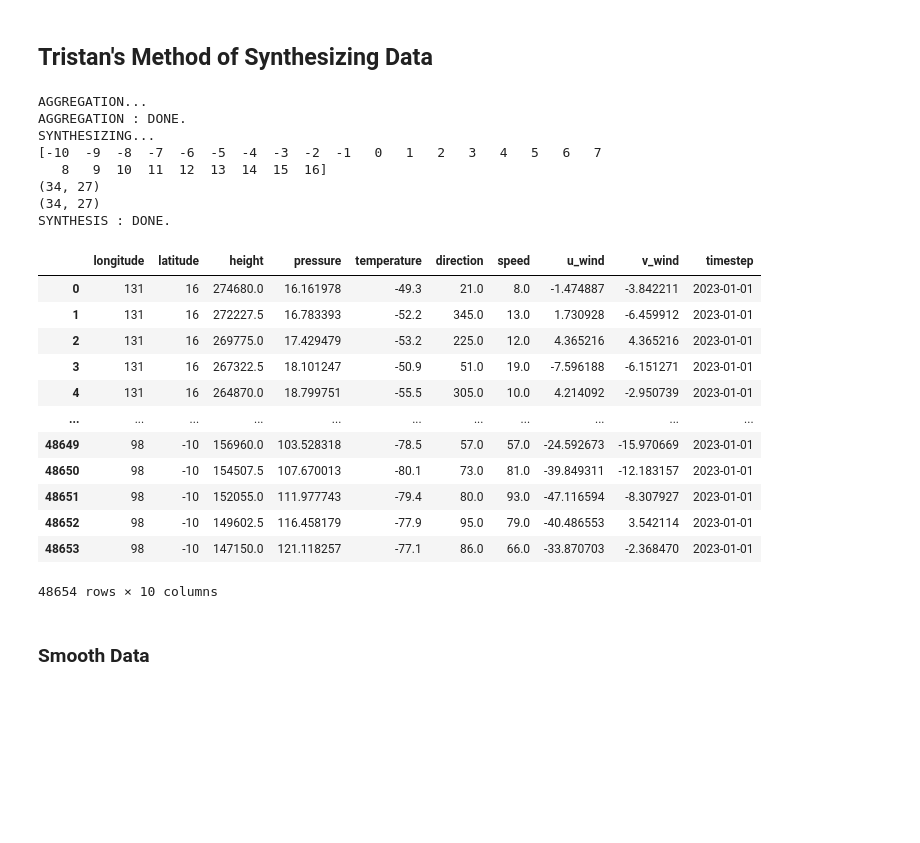
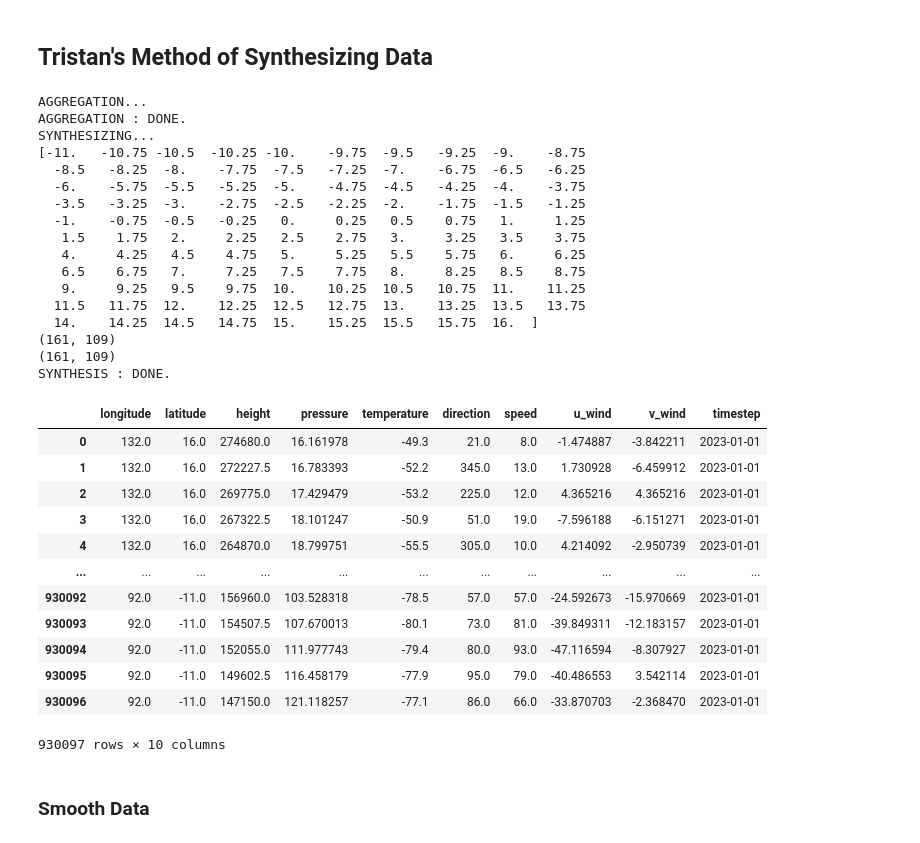
Before and after one commit to USNavalResearchLaboratory/RL-HAB, a Jupyter notebook: SynthWinds/SynthWinds-TRISTAN.ipynb, the cells around one changed output. Drawn from its saved outputs; the diff is of its cells as text; code cells hidden in the pictures; blank space fills up the shorter version.

```diff
--- a/SynthWinds/SynthWinds-TRISTAN.ipynb
+++ b/SynthWinds/SynthWinds-TRISTAN.ipynb
@@ -542,45 +542,54 @@ synth_df
 # %%
 # Aggregate Data
 base_dir = r"/mnt/d/RadioWinds/SOUNDINGS_DATA"
 df2 = aggregate_data2(base_dir, 2023, 1, 1, 0)
 df2 = df2[(df2['longitude'] >= 90) & (df2['longitude'] <= 131.3) & (df2['latitude'] <= 18) &(df2['latitude'] >= -12.4)]
 #print(df2)
 
 df2 = df2[(df2['height'] >= 15000) & (df2['height'] <= 28000)] #Select desired altitude ranges
 
 #Match the Lat/Lon Ranges of the ERA5 subset
 lat_min, lat_max = -11, 16#int(df2['latitude'].min()), int(df2['latitude'].max())
 lon_min, lon_max = 92, 132 #int(df2['longitude'].min()), int(df2['longitude'].max())
 
-step = 1
+step = .25
 synth_df2 = create_synthetic_stations2(df2, lat_min, lat_max, lon_min, lon_max, step)
 
 #Format the SynthDF to match Xarray
 synth_df2 = format(synth_df2, df2)
 
 synth_df2
 # %% [output]
 AGGREGATION...
 AGGREGATION : DONE.
 SYNTHESIZING...
-[-10  -9  -8  -7  -6  -5  -4  -3  -2  -1   0   1   2   3   4   5   6   7
-   8   9  10  11  12  13  14  15  16]
-(34, 27)
-(34, 27)
+[-11.   -10.75 -10.5  -10.25 -10.    -9.75  -9.5   -9.25  -9.    -8.75
+  -8.5   -8.25  -8.    -7.75  -7.5   -7.25  -7.    -6.75  -6.5   -6.25
+  -6.    -5.75  -5.5   -5.25  -5.    -4.75  -4.5   -4.25  -4.    -3.75
+  -3.5   -3.25  -3.    -2.75  -2.5   -2.25  -2.    -1.75  -1.5   -1.25
+  -1.    -0.75  -0.5   -0.25   0.     0.25   0.5    0.75   1.     1.25
+   1.5    1.75   2.     2.25   2.5    2.75   3.     3.25   3.5    3.75
+   4.     4.25   4.5    4.75   5.     5.25   5.5    5.75   6.     6.25
+   6.5    6.75   7.     7.25   7.5    7.75   8.     8.25   8.5    8.75
+   9.     9.25   9.5    9.75  10.    10.25  10.5   10.75  11.    11.25
+  11.5   11.75  12.    12.25  12.5   12.75  13.    13.25  13.5   13.75
+  14.    14.25  14.5   14.75  15.    15.25  15.5   15.75  16.  ]
+(161, 109)
+(161, 109)
 SYNTHESIS : DONE.
 |  | longitude | latitude | height | pressure | temperature | direction | speed | u_wind | v_wind | timestep |
-| 0 | 131 | 16 | 274680.0 | 16.161978 | -49.3 | 21.0 | 8.0 | -1.474887 | -3.842211 | 2023-01-01 |
-| 1 | 131 | 16 | 272227.5 | 16.783393 | -52.2 | 345.0 | 13.0 | 1.730928 | -6.459912 | 2023-01-01 |
-| 2 | 131 | 16 | 269775.0 | 17.429479 | -53.2 | 225.0 | 12.0 | 4.365216 | 4.365216 | 2023-01-01 |
-| 3 | 131 | 16 | 267322.5 | 18.101247 | -50.9 | 51.0 | 19.0 | -7.596188 | -6.151271 | 2023-01-01 |
-| 4 | 131 | 16 | 264870.0 | 18.799751 | -55.5 | 305.0 | 10.0 | 4.214092 | -2.950739 | 2023-01-01 |
+| 0 | 132.0 | 16.0 | 274680.0 | 16.161978 | -49.3 | 21.0 | 8.0 | -1.474887 | -3.842211 | 2023-01-01 |
+| 1 | 132.0 | 16.0 | 272227.5 | 16.783393 | -52.2 | 345.0 | 13.0 | 1.730928 | -6.459912 | 2023-01-01 |
+| 2 | 132.0 | 16.0 | 269775.0 | 17.429479 | -53.2 | 225.0 | 12.0 | 4.365216 | 4.365216 | 2023-01-01 |
+| 3 | 132.0 | 16.0 | 267322.5 | 18.101247 | -50.9 | 51.0 | 19.0 | -7.596188 | -6.151271 | 2023-01-01 |
+| 4 | 132.0 | 16.0 | 264870.0 | 18.799751 | -55.5 | 305.0 | 10.0 | 4.214092 | -2.950739 | 2023-01-01 |
 | ... | ... | ... | ... | ... | ... | ... | ... | ... | ... | ... |
-| 48649 | 98 | -10 | 156960.0 | 103.528318 | -78.5 | 57.0 | 57.0 | -24.592673 | -15.970669 | 2023-01-01 |
-| 48650 | 98 | -10 | 154507.5 | 107.670013 | -80.1 | 73.0 | 81.0 | -39.849311 | -12.183157 | 2023-01-01 |
-| 48651 | 98 | -10 | 152055.0 | 111.977743 | -79.4 | 80.0 | 93.0 | -47.116594 | -8.307927 | 2023-01-01 |
-| 48652 | 98 | -10 | 149602.5 | 116.458179 | -77.9 | 95.0 | 79.0 | -40.486553 | 3.542114 | 2023-01-01 |
-| 48653 | 98 | -10 | 147150.0 | 121.118257 | -77.1 | 86.0 | 66.0 | -33.870703 | -2.368470 | 2023-01-01 |
+| 930092 | 92.0 | -11.0 | 156960.0 | 103.528318 | -78.5 | 57.0 | 57.0 | -24.592673 | -15.970669 | 2023-01-01 |
+| 930093 | 92.0 | -11.0 | 154507.5 | 107.670013 | -80.1 | 73.0 | 81.0 | -39.849311 | -12.183157 | 2023-01-01 |
+| 930094 | 92.0 | -11.0 | 152055.0 | 111.977743 | -79.4 | 80.0 | 93.0 | -47.116594 | -8.307927 | 2023-01-01 |
+| 930095 | 92.0 | -11.0 | 149602.5 | 116.458179 | -77.9 | 95.0 | 79.0 | -40.486553 | 3.542114 | 2023-01-01 |
+| 930096 | 92.0 | -11.0 | 147150.0 | 121.118257 | -77.1 | 86.0 | 66.0 | -33.870703 | -2.368470 | 2023-01-01 |
-48654 rows × 10 columns
+930097 rows × 10 columns
 # %% [markdown]
 ### Smooth Data
 # %%
```
Also changed, not shown: parts of 12 cells of this notebook, 15 other files.
